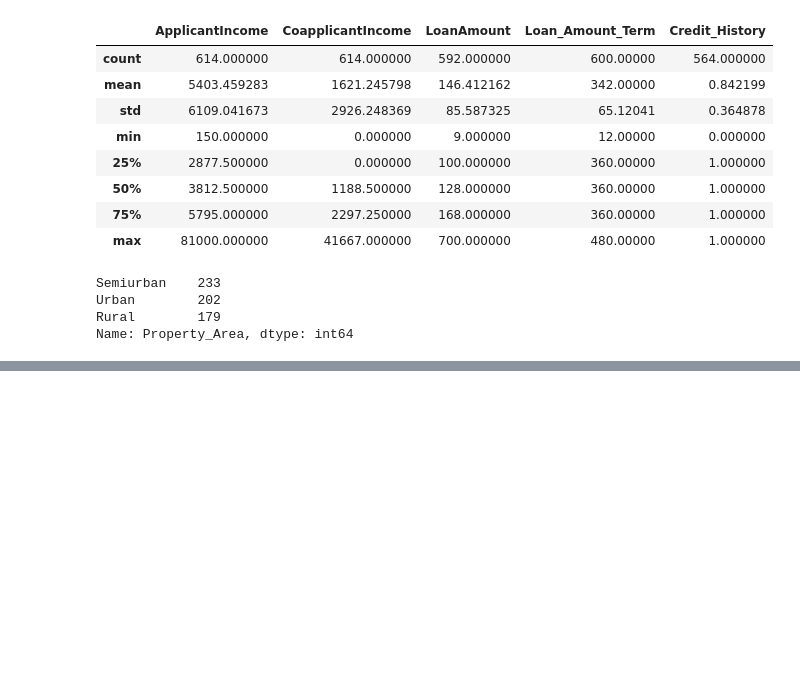
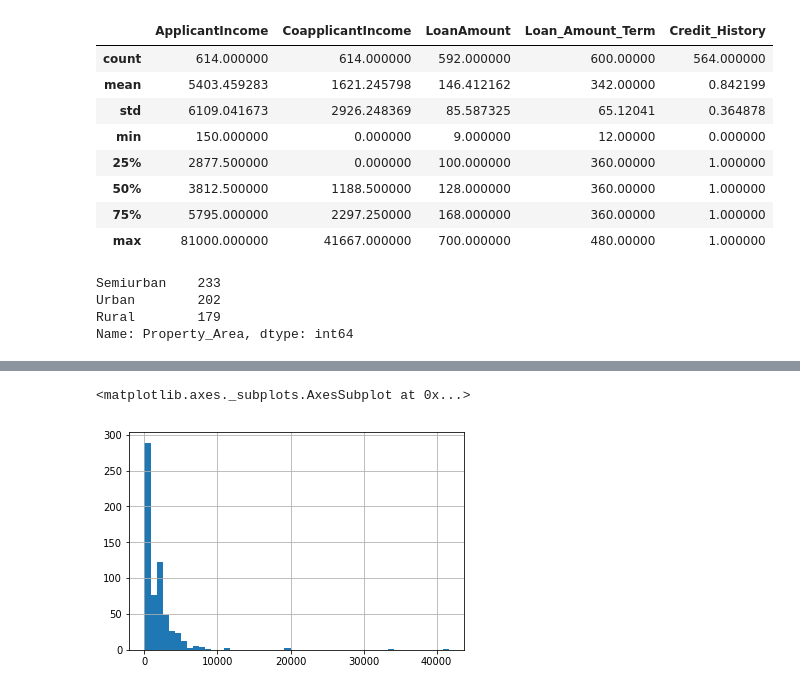
Before and after one commit to DrRosh/Loan-Test, a Jupyter notebook: Loan Prediction Test.ipynb, the cells around one changed output, grey strips where cells are left out. Drawn from its saved outputs; the diff is of its cells as text; code cells hidden in the pictures; blank space fills up the shorter version.

```diff
--- a/Loan Prediction Test.ipynb
+++ b/Loan Prediction Test.ipynb
@@ -52,0 +68,5 @@ df["gender"]
+# %%
+df["CoapplicantIncome"].hist(bins=50)
+# %% [output]
+<matplotlib.axes._subplots.AxesSubplot at 0x...>
+[figure, added]
```
Also changed, not shown: parts of 12 cells of this notebook.
